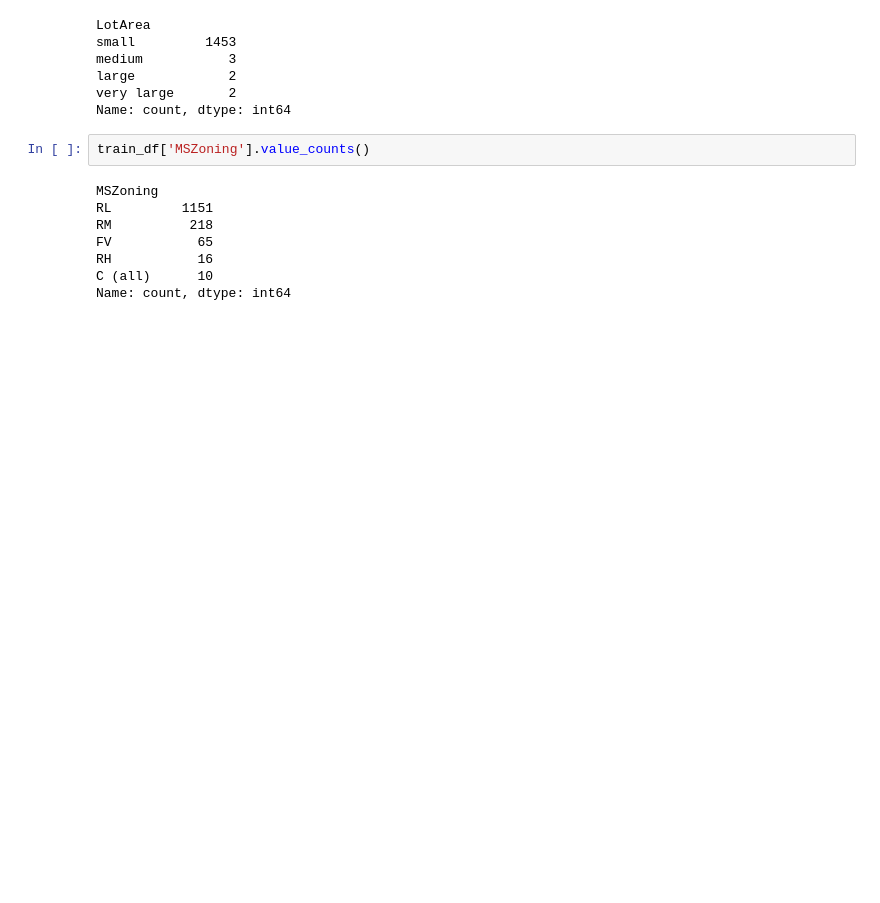
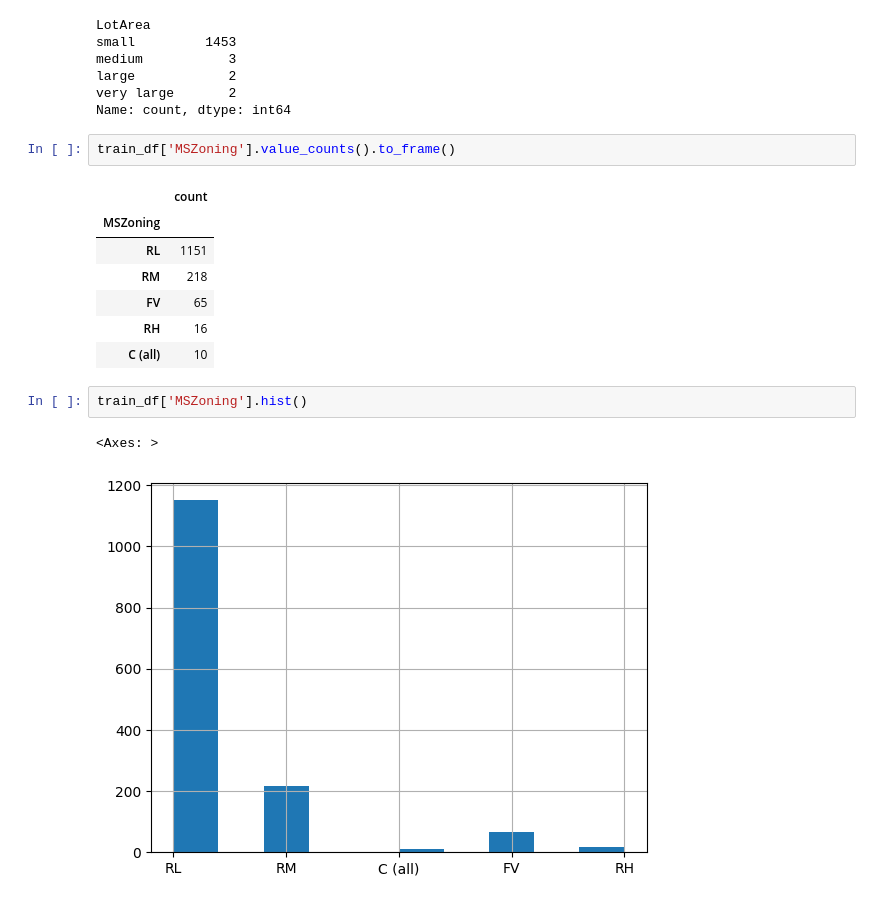
Before and after one commit to minhduc1209/Housing-price, a Jupyter notebook: Housing price Kaggle.ipynb, the cells around one changed output. Saved outputs shown, nothing was run; the diff lists cells and outputs as text; blank space fills up the shorter version.

```diff
--- a/Housing price Kaggle.ipynb
+++ b/Housing price Kaggle.ipynb
@@ -154,12 +154,17 @@ large            2
 very large       2
 Name: count, dtype: int64
 # %%
-train_df['MSZoning'].value_counts()
+train_df['MSZoning'].value_counts().to_frame()
 # %% [output]
-MSZoning
-RL         1151
-RM          218
-FV           65
-RH           16
-C (all)      10
-Name: count, dtype: int64
+|  | count |
+| MSZoning |  |
+| RL | 1151 |
+| RM | 218 |
+| FV | 65 |
+| RH | 16 |
+| C (all) | 10 |
+# %%
+train_df['MSZoning'].hist()
+# %% [output]
+<Axes: >
+[figure, added]
```
Also changed, not shown: parts of 2 cells of this notebook.
